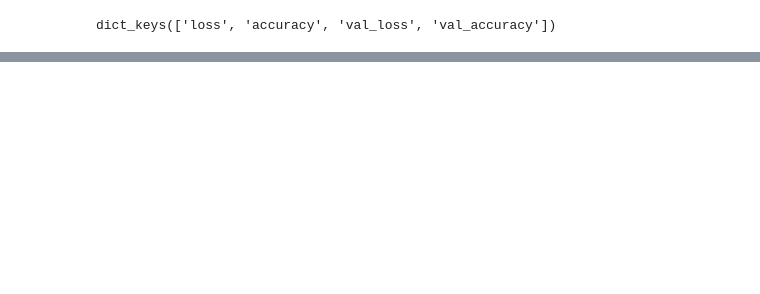
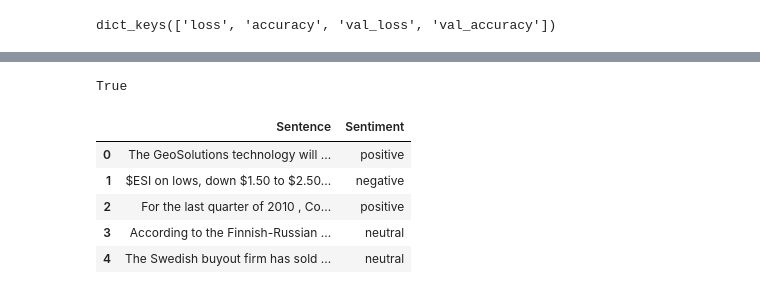
Before and after one commit to zhaw-metzidan/ADS_twitter_sentiment, a Jupyter notebook: ADS-twitter-sentiment.ipynb, the cells around one changed output, grey strips where cells are left out. Drawn from its saved outputs; the diff is of its cells as text; code cells hidden in the pictures; blank space fills up the shorter version.

```diff
--- a/ADS-twitter-sentiment.ipynb
+++ b/ADS-twitter-sentiment.ipynb
@@ -296,0 +331,17 @@ INFO:tensorflow:Assets written to: ADS_Gruppenarbeit/model/assets
+# %%
+# Download Tweets from kaggle api (only once)
+# https://www.kaggle.com/datasets/sbhatti/financial-sentiment-analysis
+api.dataset_download_file('sbhatti/financial-sentiment-analysis', file_name='data.csv')
+# %% [output]
+True
+# %%
+# Read from downloaded csv
+new_tweets = pd.read_csv("data.csv")
+new_tweets.head()
+# %% [output]
+|  | Sentence | Sentiment |
+| 0 | The GeoSolutions technology will ... | positive |
+| 1 | $ESI on lows, down $1.50 to $2.50... | negative |
+| 2 | For the last quarter of 2010 , Co... | positive |
+| 3 | According to the Finnish-Russian ... | neutral |
+| 4 | The Swedish buyout firm has sold ... | neutral |
```
Also changed, not shown: parts of 30 cells of this notebook, 4 other files.
